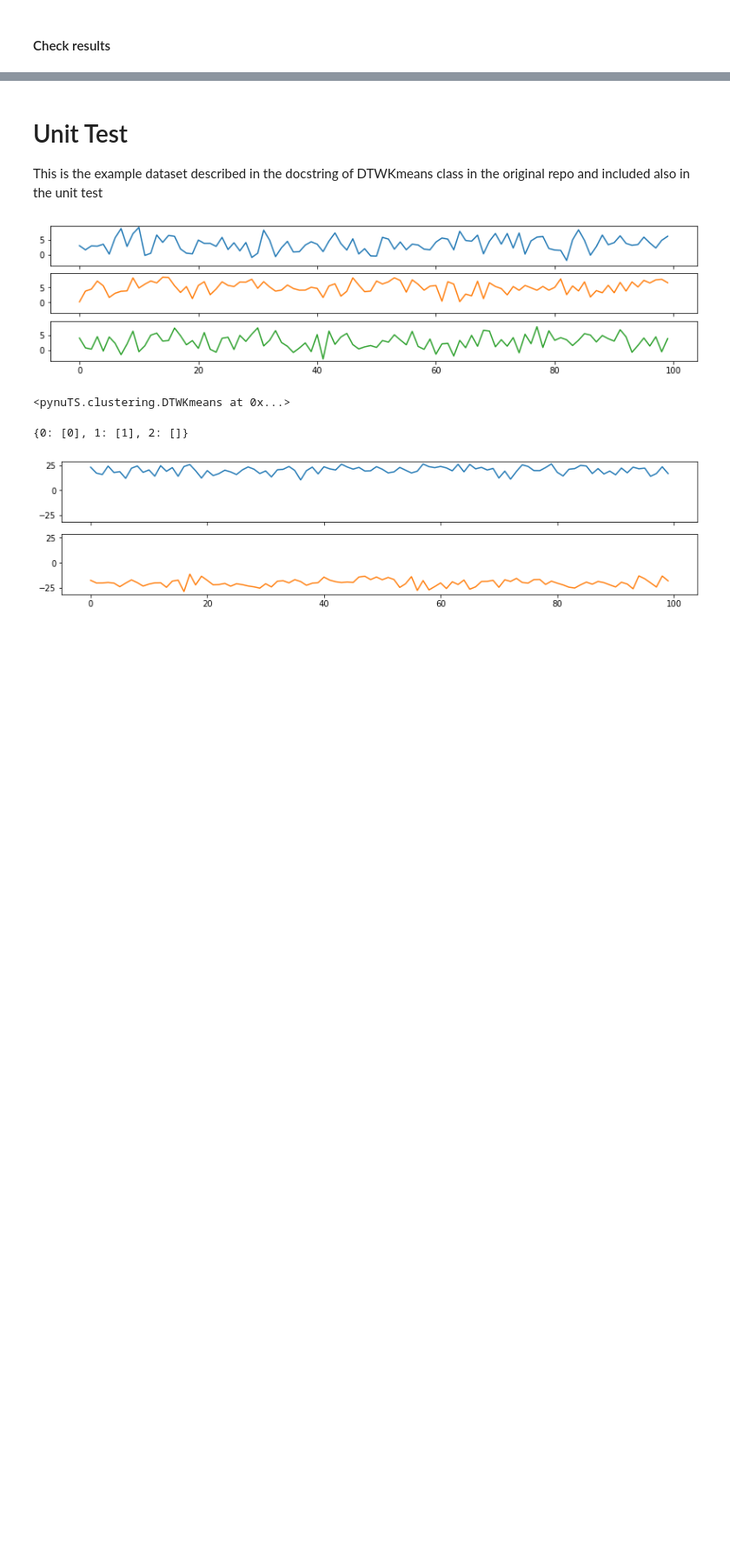
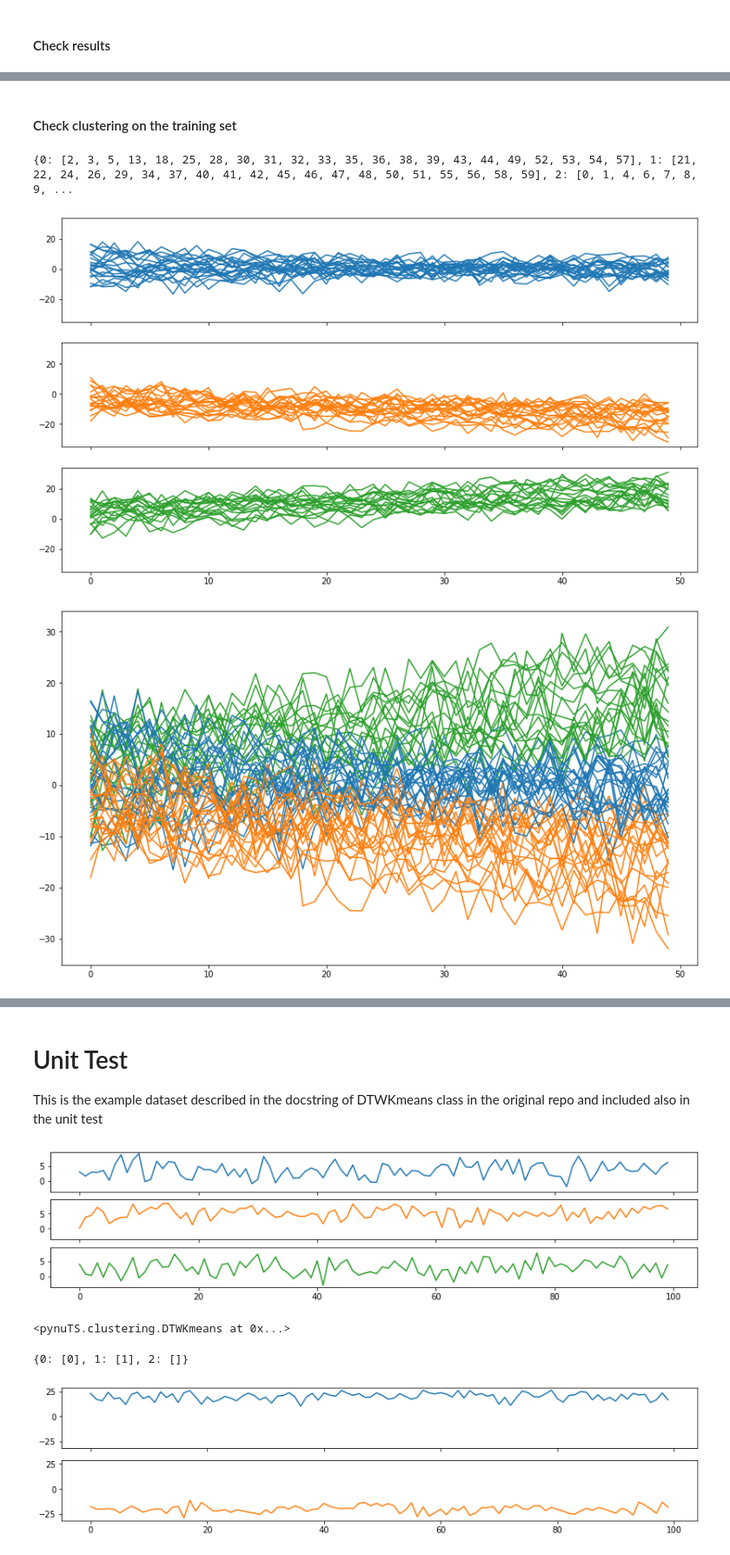
Before and after one commit to nickprock/pynuTS, a Jupyter notebook: demos/DTW KMeans Demo.ipynb, the cells around one changed output, grey strips where cells are left out. Shown at 87% size. Saved outputs shown, nothing was run; the diff lists cells and outputs as text; code cells hidden in the pictures; blank space fills up the shorter version.

```diff
--- a/demos/DTW KMeans Demo.ipynb
+++ b/demos/DTW KMeans Demo.ipynb
@@ -248,0 +234,11 @@ plot_list_of_ts(get_clustered_list(list_new,clustering_dict),figsize=(14,8))
+# %% [markdown]
+#### Check clustering on the training set
+# %%
+clustering_dict = clts.predict(list_of_series)
+print(clustering_dict)
+plot_list_of_ts_over_subplots(get_clustered_list(list_of_series,clustering_dict),figsize=(14,8))
+plot_list_of_ts(get_clustered_list(list_of_series,clustering_dict),figsize=(14,8))
+# %% [output]
+{0: [2, 3, 5, 13, 18, 25, 28, 30, 31, 32, 33, 35, 36, 38, 39, 43, 44, 49, 52, 53, 54, 57], 1: [21, 22, 24, 26, 29, 34, 37, 40, 41, 42, 45, 46, 47, 48, 50, 51, 55, 56, 58, 59], 2: [0, 1, 4, 6, 7, 8, 9, ...
+[figure, added]
+[figure, added]
```
Also changed, not shown: parts of 33 cells of this notebook.
